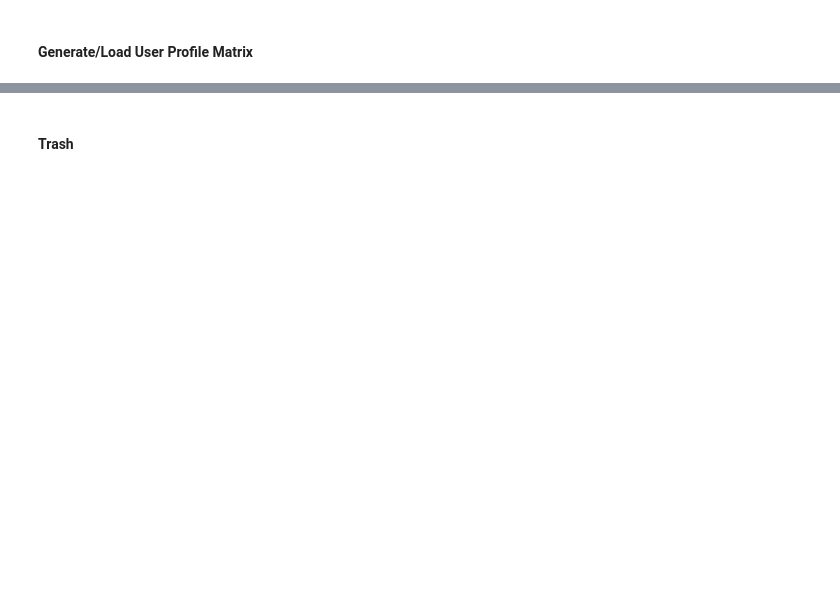
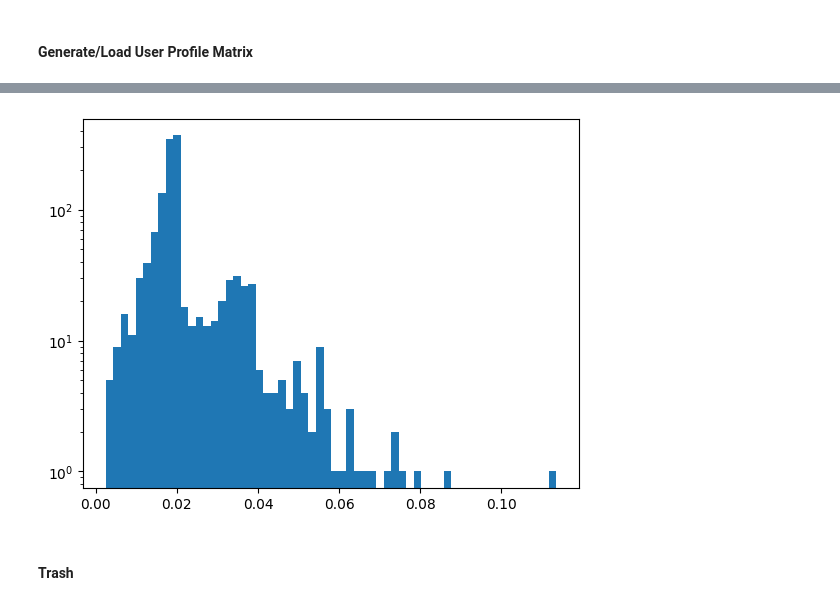
Before and after one commit to MattThePerson/NLP_Project_2024, a Jupyter notebook: recommender_contentBased.ipynb, the cells around one changed output, grey strips where cells are left out. Saved outputs shown, nothing was run; the diff lists cells and outputs as text; code cells hidden in the pictures; blank space fills up the shorter version.

```diff
--- a/recommender_contentBased.ipynb
+++ b/recommender_contentBased.ipynb
@@ -318,7 +308,7 @@ Keyboard interrupt detected ...
 # %%
-# Load user recommendations from disk
+# LOAD: user recommendations from disk
 try:
-    df_recommend = load_recommendations_for_all_users(recommend_save_dir)
+    df_recommend = load_recommendations_for_all_users('dataset/recommendations_contentBased_tfidf')
     df_recommend
 except KeyboardInterrupt:
     print('\nKeyboard interrupt detected ...')
@@ -347,0 +363,21 @@ def get_mean_average_precision(recommended, liked):
+# %%
+#
+funcs = {
+    'f_score': get_f_score,
+    'MAP': get_mean_average_precision,
+    'rank': get_rank
+}
+results = []
+print(' {:>12} : {:>7} :   {:<10} {:<10} {:<10}'.format('user_id', 'index', *funcs.keys()))
+for i, user_id in enumerate(df_recommend.index):
+    recommended = df_recommend.loc[str(user_id)]['recommended_recipes']
+    recipes_test = df_test.loc[int(user_id)]['rated_recipes']
+    ratings_test = df_test.loc[int(user_id)]['rating_list']
+    liked = [ recipe for recipe, rating in zip(recipes_test, ratings_test) if rating >= 3 ]
+    result = { name: func(recommended, liked) for name, func in funcs.items() }
+    if [ v for v in result.values() if not np.isnan(v) ] != []:
+        result['index'] = i
+        result['user_id'] = user_id
+        results.append(result)
+        print(' {:>12} : {:>7} :   {:<10.4f} {:<10.4f} {:<10.4f} '.format(user_id, i, *result.values()))
+        # if len(results) >= 100: break
@@ -348,3 +402,14 @@ def get_mean_average_precision(recommended, liked):
+# %%
+#
+columns = { name: [res[name] for res in results] for name in results[0].keys() }
+
+# plt.hist(columns['MAP'], bins=60)
+plt.hist(columns['f_score'], bins=60)
+plt.yscale('log')
+# plt.hist(columns['rank'], bins=25)
+plt.show()
+# %% [output]
+[figure, added]
 # %% [markdown]
 #### Trash
 # %%
```
Also changed, not shown: parts of 7 cells of this notebook, 1 other file.
